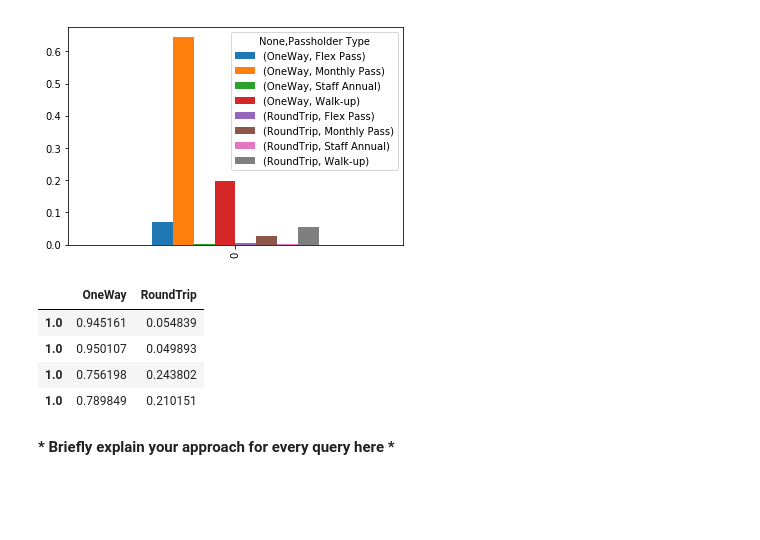
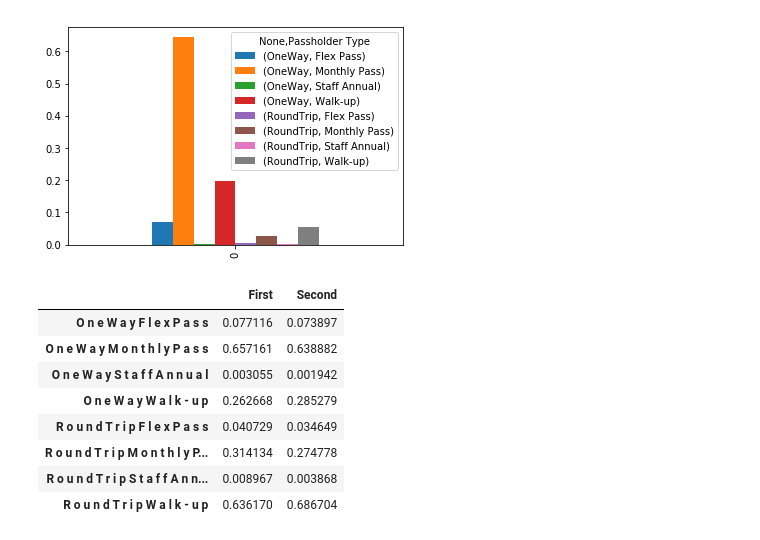
Before and after one commit to emmwel/ADAeda, a Jupyter notebook: David-code/Exercise 1.ipynb, the cells around one changed output. Drawn from its saved outputs; the diff is of its cells as text; code cells hidden in the pictures; blank space fills up the shorter version.

```diff
--- a/David-code/Exercise 1.ipynb
+++ b/David-code/Exercise 1.ipynb
@@ -497,44 +497,57 @@ df3.transpose().plot.bar();
 # Present your results in a DataFrame which has a unique, non-composite index.
 # Does the proportion of trips depend on whether it is the first or second hour interval?
 # Would the company have any significant benefit by creating a more complex paying scheme
 # where monthly pass users would pay less in the first interval and (equally) more on the second one?
 # Assume that the number of trips per interval will not change if the scheme changes.
 
 # Find the hour of the division between the two intervals
 
 # print(trip_starting_hours.median())
 # gave 14, separating into hours <=14 and >14 gives approximately the same number of bikes leaving
 # (66477 for <=14 and 65950 for >14)
 interval1 = df[trip_starting_hours <=14]
 interval2 = df[trip_starting_hours > 14]
 
 # Calculate count for each round trip for each passholder type
 interval1 = trips_and_placeholder_type(interval1)
 interval2 = trips_and_placeholder_type(interval2)
 
-# Calculate proportions of trips by passholder type and trip route category
-interval1 = interval1.div(interval1.sum(axis=1), axis=0)
-interval2 = interval2.div(interval2.sum(axis=1), axis=0)
+# Normalize columns
+interval1 = interval1.div(interval1.sum())
+interval2 = interval2.div(interval2.sum())
 
-ind = interval1.OneWay + interval1.RoundTrip
-interval1.index = ind
-interval1
-#interval2
+# Unstack to get one way and round trip on the same row
+interval1 = interval1.unstack().to_frame()
+interval2 = interval2.unstack().to_frame()
+
+final_df = interval1.join(interval2, lsuffix='first', rsuffix='second')
+
+# Structure dataframe with proper column names and create non-composite index.
+final_df.columns = ['First', 'Second']
+index2 = [' '.join(x) for x in qwe.index.tolist()]
+final_df.index = index2
+
+# The final dataframe.
+# The four values for each type of trip route category for each interval sum up to 1
+final_df
+
 # The proportion of trips depend a bit on if it is in the first or the second hour interval.
 # There is a larger percentage of monthly pass passholders in the first interval than in the
 # second interval (the percentages of One Way/Roundtrip monthly pass travelers are 65.7% and 31.4 % respectively
 # for the first interval, compared to 63.8% and 27.4% for the second interval).
 # The percentage of walk-up customers increase in the second interval.
 
 # Since the amounts of rides are approximately the same in the two intervals,
 # we can conclude, by the percentages, that it would not be beneficial for the company to
 # use the more complex paying scheme where monthly pass users pay less in the first interval
 # and more in the second (the inverse might be a good idea though).
 # %% [output]
-|  | OneWay | RoundTrip |
-| 1.0 | 0.945161 | 0.054839 |
-| 1.0 | 0.950107 | 0.049893 |
-| 1.0 | 0.756198 | 0.243802 |
-| 1.0 | 0.789849 | 0.210151 |
+|  | First | Second |
+| O n e W a y F l e x P a s s | 0.077116 | 0.073897 |
+| O n e W a y M o n t h l y P a s s | 0.657161 | 0.638882 |
+| O n e W a y S t a f f A n n u a l | 0.003055 | 0.001942 |
+| O n e W a y W a l k - u p | 0.262668 | 0.285279 |
+| R o u n d T r i p F l e x P a s s | 0.040729 | 0.034649 |
+| R o u n d T r i p M o n t h l y P... | 0.314134 | 0.274778 |
+| R o u n d T r i p S t a f f A n n... | 0.008967 | 0.003868 |
+| R o u n d T r i p W a l k - u p | 0.636170 | 0.686704 |
-# %% [markdown]
-__\* Briefly explain your approach for every query here \*__
```
